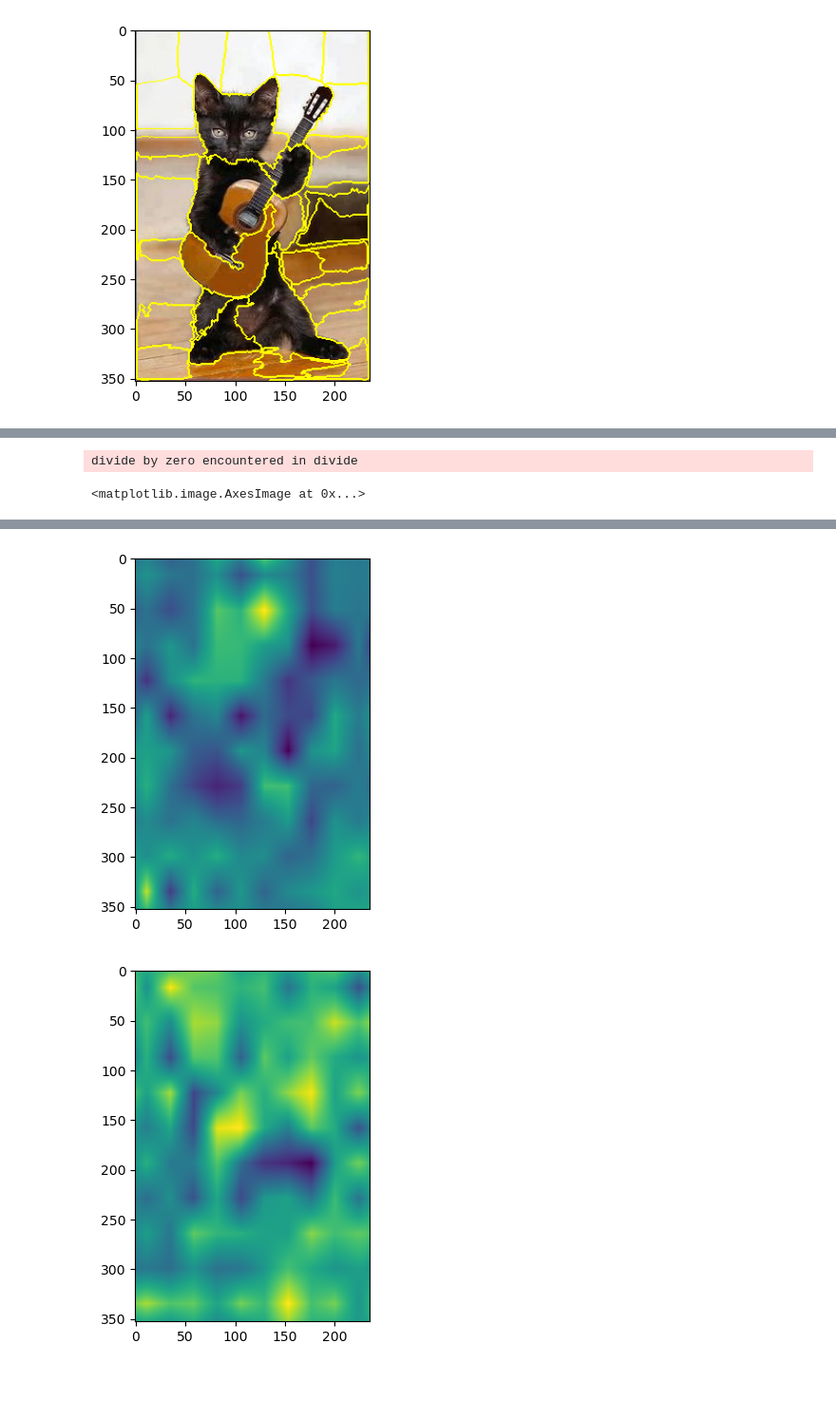
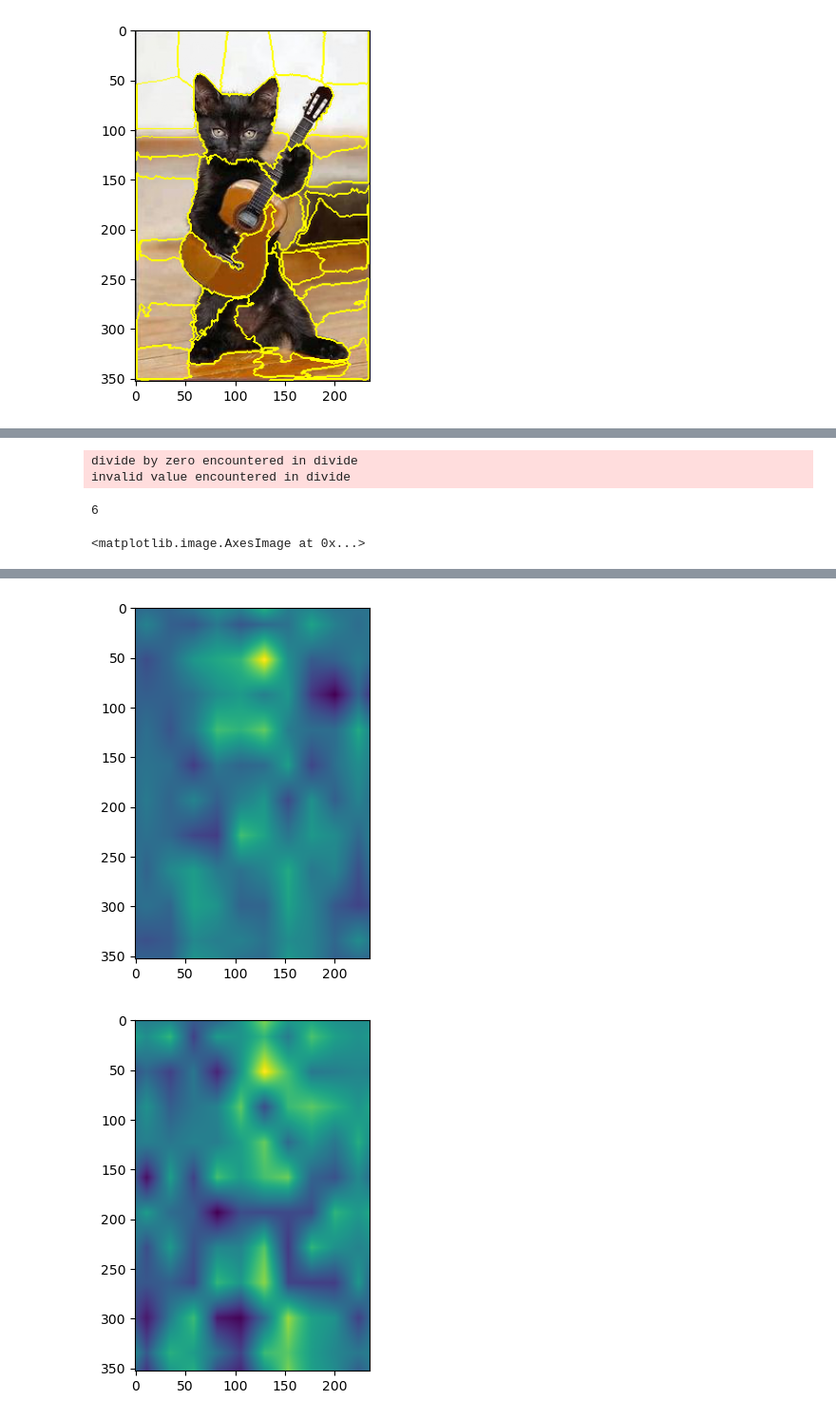
Before and after one commit to guspih/post-hoc-image-perturbation, a Jupyter notebook: test2.ipynb, the cells around one changed output, grey strips where cells are left out. Shown at 95% size. Cells and saved outputs as stored; diff of their text form; code cells hidden in the pictures; blank space fills up the shorter version.

```diff
--- a/test2.ipynb
+++ b/test2.ipynb
@@ -43,7 +43,7 @@ _, rise_masks = test.grid_segmenter(img_array, 10, 10, True)
 print(_.shape)
 
 M = np.unique(segments).shape[0]
-samples = test.shap_sampler(M, sample_size=M*2+2)
+samples = test.shap_sampler(M, sample_size=M*6+2)
 ciu_samples = test.naive_ciu_sampler(M,inverse=False)
 rise_samples = test.random_sampler(rise_masks.shape[0], sample_size=100)
 
@@ -132,11 +133,14 @@ guitar_shaps = test.shap_values(guitar_ys,  samples)
 
 print(ciu_samples)
 
-cat_ci, cat_cu, cat_infl = test.original_ciu_values(ciu_cat_ys, ciu_samples, inverse=False)
-guitar_ci, guitar_cu, guitar_infl = test.original_ciu_values(ciu_guitar_ys, ciu_samples, inverse=False)
+cat_ci, cat_cu, cat_infl, ciu_samples = test.ciu_values(ciu_cat_ys, ciu_samples)#, inverse=False)
+guitar_ci, guitar_cu, guitar_infl, ciu_samples = test.ciu_values(ciu_guitar_ys, ciu_samples)#, inverse=False)
 
-print(cat_ci, cat_cu, cat_infl)
-print(guitar_ci, guitar_cu, guitar_infl)
+cat_ci2, cat_cu2, cat_infl2, ciu_samples2 = test.ciu_values(cat_ys, samples)#, inverse=False)
+guitar_ci2, guitar_cu2, guitar_infl2, ciu_samples2 = test.ciu_values(guitar_ys, samples)#, inverse=False)
+
+ciu2_catmax = np.nanargmax(cat_infl2)
+print(ciu2_catmax, ciu_samples2[ciu2_catmax])
 
 rise_perturbed_masks = test.perturbation_masks(rise_masks, rise_samples)
 
@@ -161,9 +165,9 @@ plt.imshow(cat_rise)
 plt.figure()
 plt.imshow(guitar_rise)
 plt.figure()
-plt.imshow(ciu_perturbed_image[np.argmax(cat_infl)])
+plt.imshow(ciu_perturbed_image[np.nanargmax(cat_infl)])
 plt.figure()
-plt.imshow(ciu_perturbed_image[np.argmax(guitar_infl)])
+plt.imshow(ciu_perturbed_image[np.nanargmax(guitar_infl)])
 #plt.figure()
 #plt.imshow(ciu_perturbed_image[np.argwhere(np.max(cat_ci) ==cat_ciu)[0,0]])
 #plt.figure()
@@ -189,8 +193,10 @@ tensor([546, 384, 402, 714, 285, 223, 284, 356, 420, 361, 358, 378, 357, 359,
 divide by zero encountered in divide
+invalid value encountered in divide
-<matplotlib.image.AxesImage at 0x...>
+6
+<matplotlib.image.AxesImage at 0x...>
 [figure]
 [figure]
-[figure, old version]
+[figure, new version]
-[figure, old version]
+[figure, new version]
 [figure]
 [figure]
```
Also changed, not shown: parts of 2 cells of this notebook.
